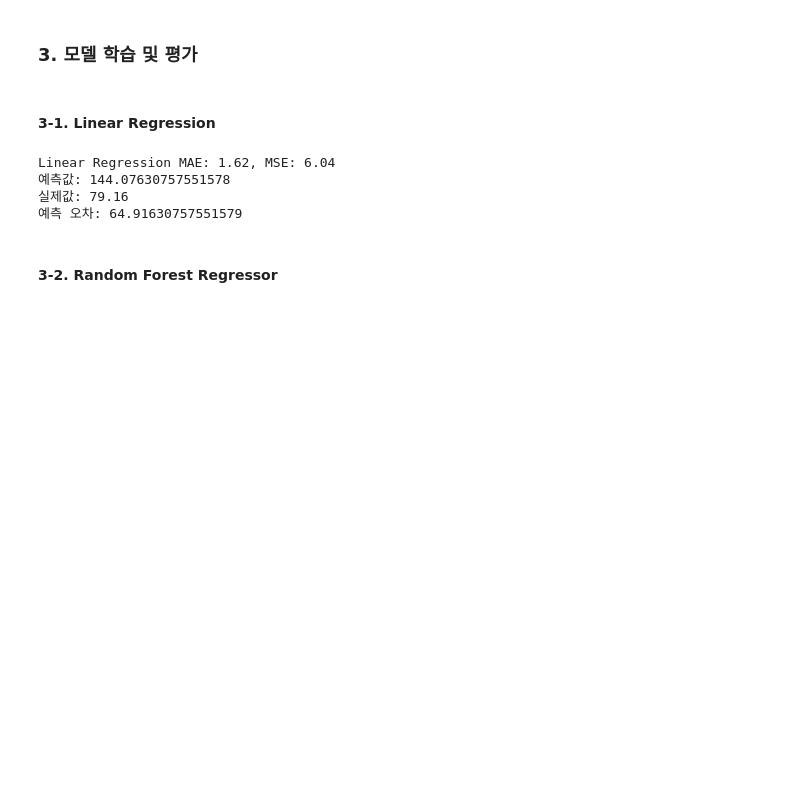
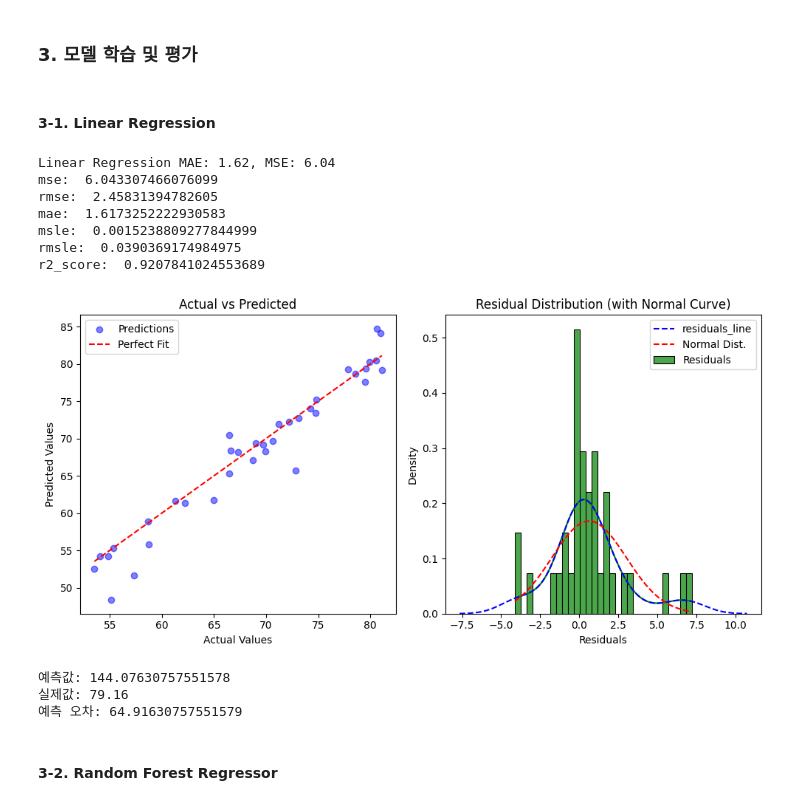
Before and after one commit to Encore-SKN-9/ml_5team, a Jupyter notebook: YJ/ml_yj.ipynb, the cells around one changed output. Drawn from its saved outputs; the diff is of its cells as text; code cells hidden in the pictures; blank space fills up the shorter version.

Commit message:
evaluataion_update

```diff
--- a/YJ/ml_yj.ipynb
+++ b/YJ/ml_yj.ipynb
@@ -587,24 +668,32 @@ def korea_pred(model):
 # %%
 from sklearn.linear_model import LinearRegression
 from sklearn.metrics import mean_absolute_error, mean_squared_error
 
 # 모델 생성 및 학습
 lr_model = LinearRegression()
 lr_model.fit(X_train_scaled, y_train)
 
 # 예측 및 평가
 y_pred_lr = lr_model.predict(X_test_scaled)
 mae_lr = mean_absolute_error(y_test, y_pred_lr)
 mse_lr = mean_squared_error(y_test, y_pred_lr)
 
 print(f"Linear Regression MAE: {mae_lr:.2f}, MSE: {mse_lr:.2f}")
 
+evaluataion(y_test, y_pred_lr)
 korea_pred(lr_model)
 # %% [output]
 Linear Regression MAE: 1.62, MSE: 6.04
-예측값: 144.07630757551578
-실제값: 79.16
-예측 오차: 64.91630757551579
+mse:  6.043307466076099
+rmse:  2.45831394782605
+mae:  1.6173252222930583
+msle:  0.0015238809277844999
+rmsle:  0.0390369174984975
+r2_score:  0.9207841024553689
+[figure, added]
+예측값: 144.07630757551578
+실제값: 79.16
+예측 오차: 64.91630757551579
 # %% [markdown]
 #### 3-2. Random Forest Regressor
 # %%
```
Also changed, not shown: parts of 8 cells of this notebook.
